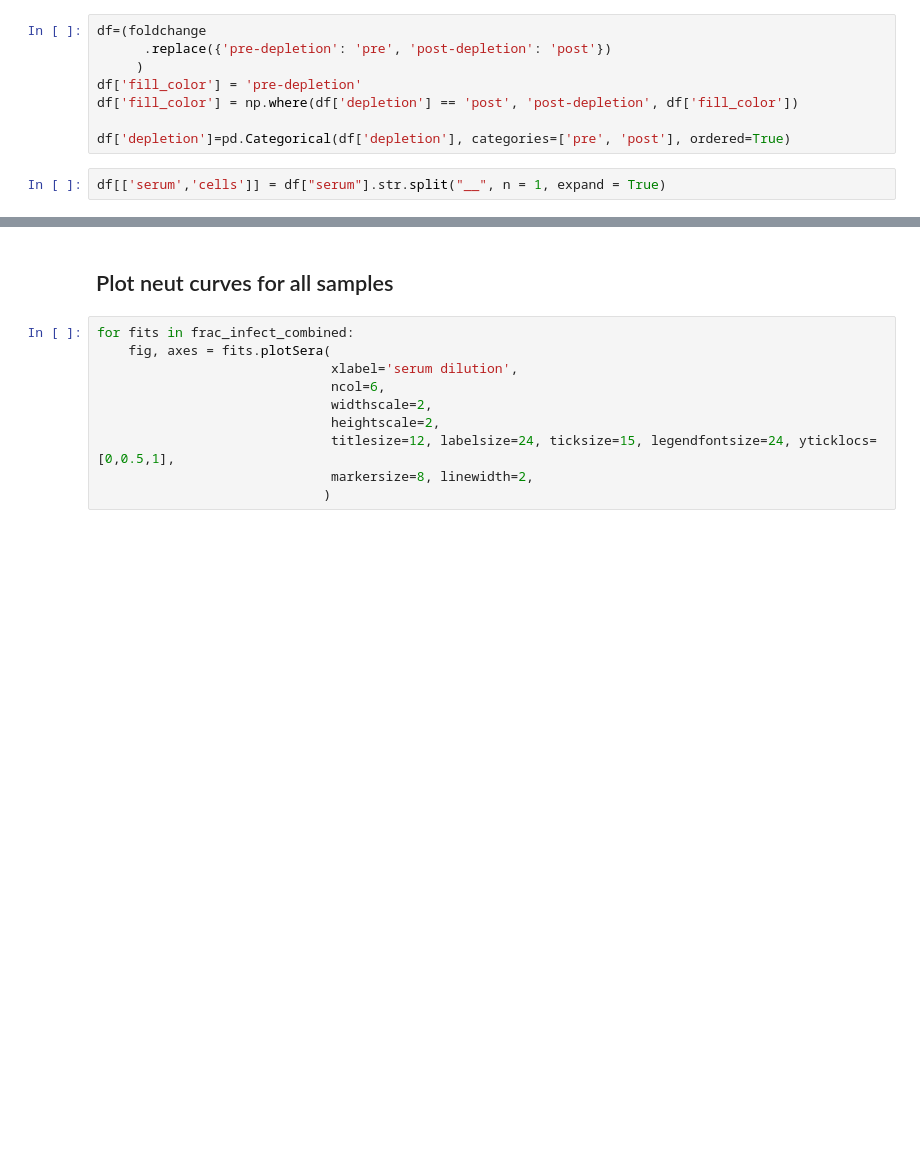
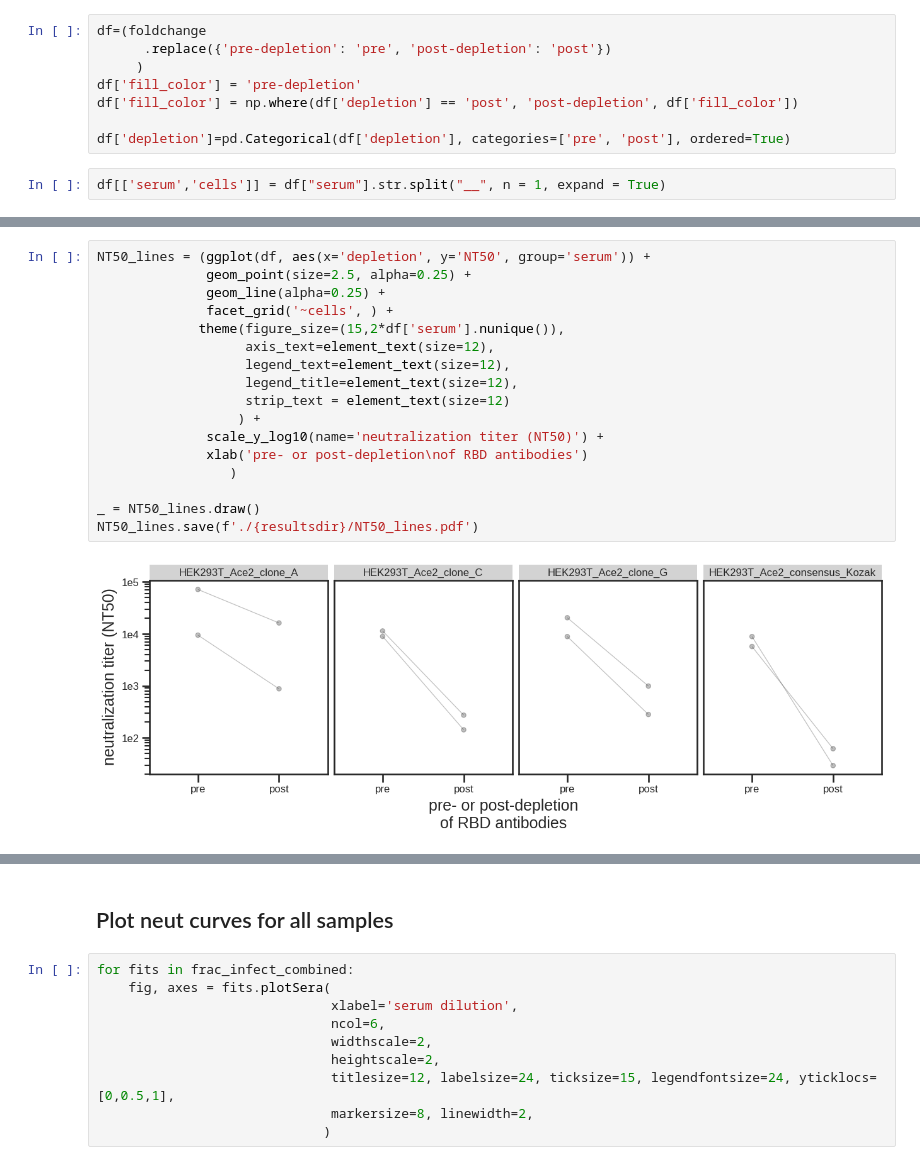
Before and after one commit to jbloomlab/Ace2_expression_neuts, a Jupyter notebook: virus_neutralization.ipynb, the cells around one changed output, grey strips where cells are left out. Drawn from its saved outputs; the diff is of its cells as text; blank space fills up the shorter version.

```diff
--- a/virus_neutralization.ipynb
+++ b/virus_neutralization.ipynb
@@ -182,0 +223,19 @@ _ = p.draw()
+# %%
+NT50_lines = (ggplot(df, aes(x='depletion', y='NT50', group='serum')) +
+              geom_point(size=2.5, alpha=0.25) +
+              geom_line(alpha=0.25) +
+              facet_grid('~cells', ) +
+             theme(figure_size=(15,2*df['serum'].nunique()),
+                   axis_text=element_text(size=12),
+                   legend_text=element_text(size=12),
+                   legend_title=element_text(size=12),
+                   strip_text = element_text(size=12)
+                  ) +
+              scale_y_log10(name='neutralization titer (NT50)') +
+              xlab('pre- or post-depletion\nof RBD antibodies')
+                 )
+
+_ = NT50_lines.draw()
+NT50_lines.save(f'./{resultsdir}/NT50_lines.pdf')
+# %% [output]
+[figure, added]
```
Also changed, not shown: parts of 6 cells of this notebook, 9 other files.
